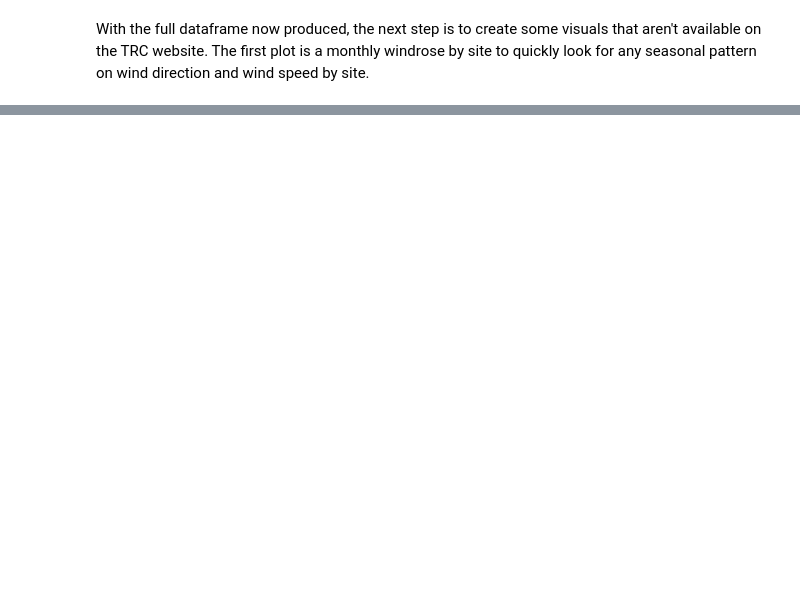
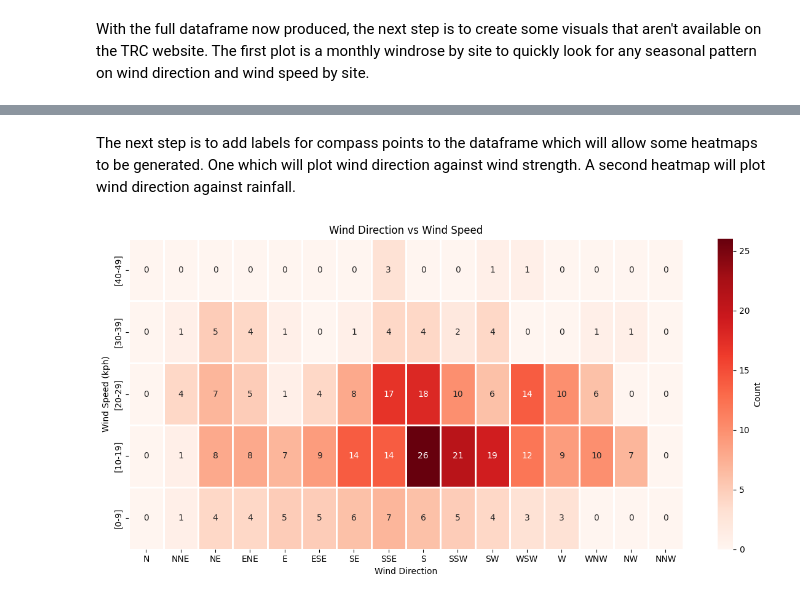
Before and after one commit to Hamish-StonyAnalytics/enviro-data, a Jupyter notebook: notebooks/TRCData.ipynb, the cells around one changed output, grey strips where cells are left out. Cells and saved outputs as stored; diff of their text form; code cells hidden in the pictures; blank space fills up the shorter version.

```diff
--- a/notebooks/TRCData.ipynb
+++ b/notebooks/TRCData.ipynb
@@ -151,0 +152,50 @@ plt.show()
+# %% [markdown]
+The next step is to add labels for compass points to the dataframe which will allow some heatmaps to be generated. One which will plot wind direction against wind strength. A second heatmap will plot wind direction against rainfall.
+# %%
+import seaborn as sns
+
+# Add compass labels as a column in the dataframe to use as an axis on the heatmaps
+compass_labels = ['N', 'NNE', 'NE', 'ENE',
+                  'E', 'ESE', 'SE', 'SSE',
+                  'S', 'SSW', 'SW', 'WSW',
+                  'W', 'WNW', 'NW', 'NNW'
+                  ]
+
+df_site = df_site[df_site['direction'].notnull()]
+df_site['direction_deg'] = df_site['direction'] % 360
+adjusted = (df_site['direction_deg'] + 11.25) % 360
+bin_idx = np.floor_divide(adjusted, 22.5).astype(int)
+df_site['wind_compass'] = [compass_labels[i] for i in bin_idx]
+df_site['wind_compass'] = pd.Categorical(df_site['wind_compass'], categories=compass_labels, ordered=True)
+
+dir_speed = df_site[['wind_compass', 'Wind Bin', 'speed']]
+dir_speed = dir_speed[dir_speed['Wind Bin'].notnull()]
+
+max_speed = dir_speed['speed'].max()
+bin_edges = range(0, int(max_speed) + 11, 10)
+clean_labels = [f'[{i}-{i+9}]' for i in range(0, int(max_speed)+1, 10)]
+dir_speed['wind_bin'] = pd.cut(dir_speed['speed'],
+                               bins=bin_edges,
+                               labels=clean_labels,
+                               right=True,
+                               include_lowest=True)
+dir_speed['wind_bin'] = pd.Categorical(dir_speed['wind_bin'], categories=clean_labels[::-1], ordered=True)
+
+
+dir_speed_pivot = dir_speed.pivot_table(
+    index='wind_bin',
+    columns='wind_compass',
+    values='speed',
+    aggfunc='count',
+    fill_value=0
+)
+
+plt.figure(figsize=(12,6))
+sns.heatmap(dir_speed_pivot, annot=True, linecolor='white', linewidth=1, fmt='d', cmap='Reds', cbar_kws={'label': 'Count'})
+plt.title('Wind Direction vs Wind Speed')
+plt.ylabel('Wind Speed (kph)')
+plt.xlabel('Wind Direction')
+plt.tight_layout()
+plt.show()
+# %% [output]
+[figure, added]
```
Also changed, not shown: parts of 3 cells of this notebook, 1 other file.
